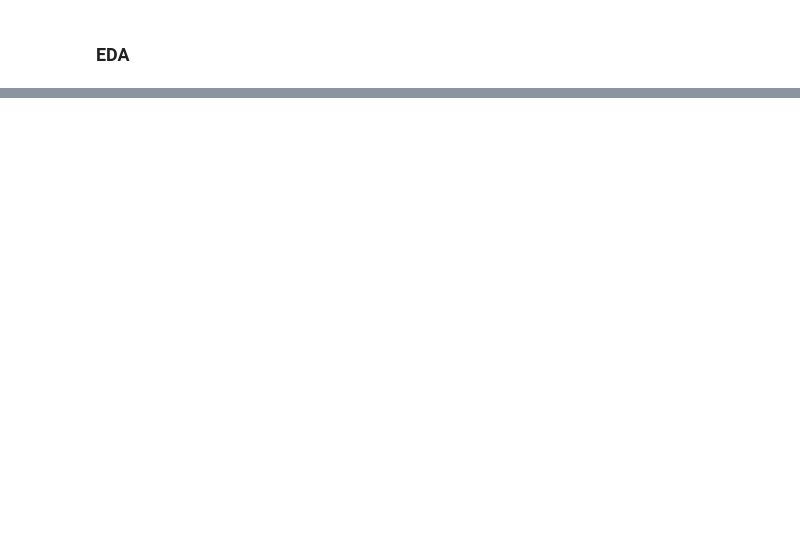
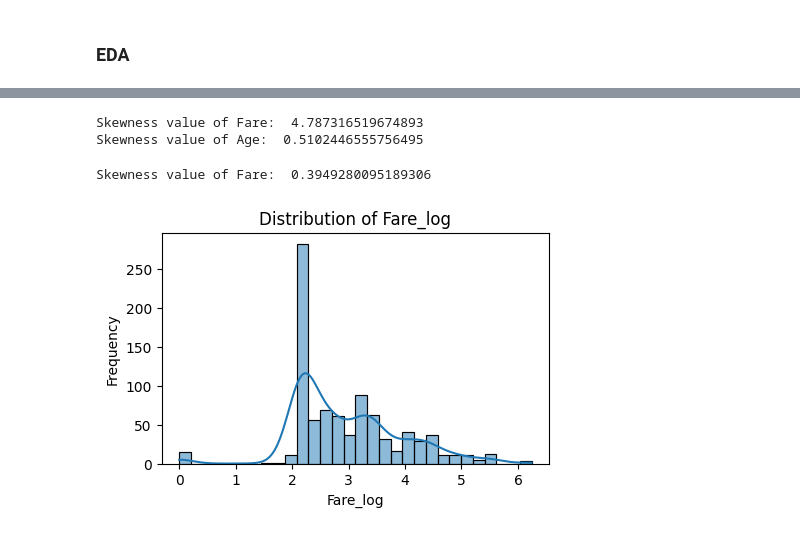
Before and after one commit to Manthan-Nepal/arc-2025, a Jupyter notebook: arc/ai/binit-shrestha/topic-2-EDA-visualization-wrangling/notebook-tasks.ipynb, the cells around one changed output, grey strips where cells are left out. Drawn from its saved outputs; the diff is of its cells as text; code cells hidden in the pictures; blank space fills up the shorter version.

```diff
--- a/arc/ai/binit-shrestha/topic-2-EDA-visualization-wrangling/notebook-tasks.ipynb
+++ b/arc/ai/binit-shrestha/topic-2-EDA-visualization-wrangling/notebook-tasks.ipynb
@@ -524,0 +671,20 @@ df["sales"].plot.hist(bins=10);
+# %%
+print("Skewness value of Fare: ", df["Fare"].skew())
+print("Skewness value of Age: ", df["Age"].skew())
+# %% [output]
+Skewness value of Fare:  4.787316519674893
+Skewness value of Age:  0.5102446555756495
+# %%
+df["Fare_log"] = np.log1p(df["Fare"])
+print("Skewness value of Fare: ", df["Fare_log"].skew())
+# %% [output]
+Skewness value of Fare:  0.3949280095189306
+# %%
+plt.figure(figsize=(5, 3))
+sns.histplot(data=df["Fare_log"], bins=30, kde=True)
+plt.title('Distribution of Fare_log')
+plt.xlabel('Fare_log')
+plt.ylabel('Frequency')
+plt.show() # Looks normal
+# %% [output]
+[figure, added]
```
Also changed, not shown: parts of 34 cells of this notebook, 3 other files.
